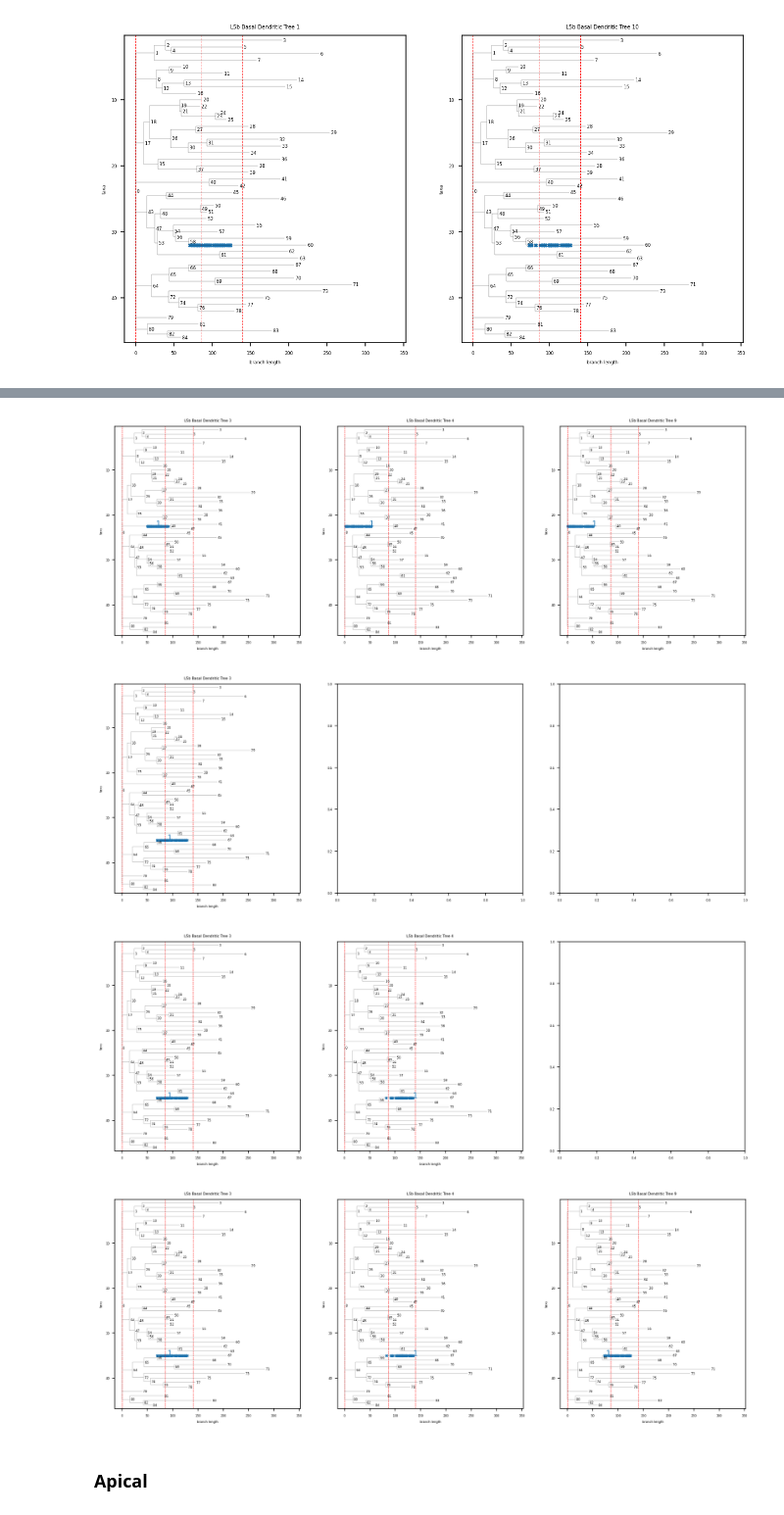
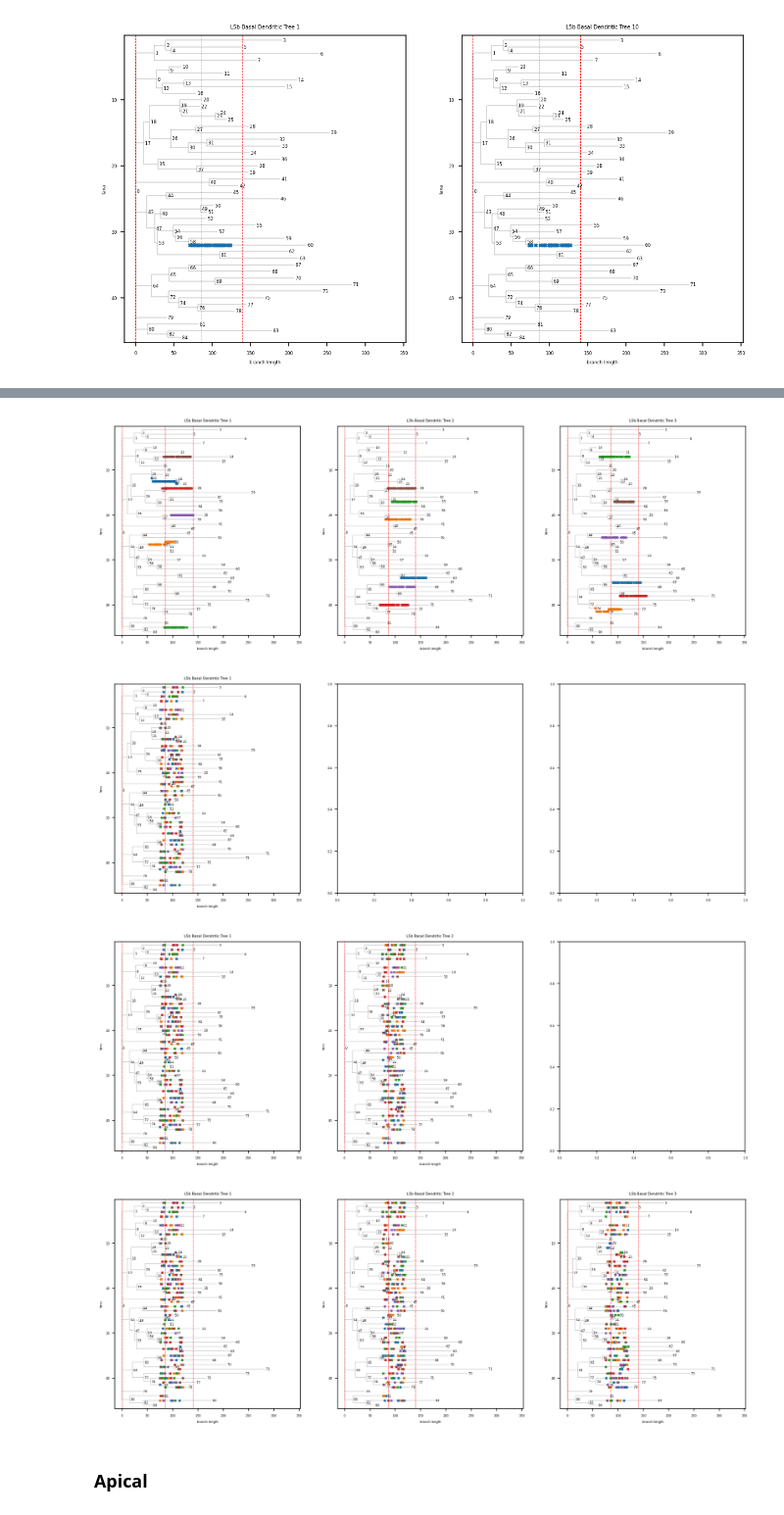
Before and after one commit to jingchengsimon/NeuronWithNetworkx, a Jupyter notebook: Polytree.ipynb, the cells around one changed output, grey strips where cells are left out. Shown at 98% size. Saved outputs shown, nothing was run; the diff lists cells and outputs as text; code cells hidden in the pictures.

```diff
--- a/Polytree.ipynb
+++ b/Polytree.ipynb
@@ -404,13 +402,13 @@ branch_y_list.sort(key=lambda x: int(x[0].name)) # x[0]: clade (Bio.Phylo.PhyloX
 
 root_folder_path = '/G/results/simulation/'
 color_list = ['C0', 'C1', 'C2', 'C3', 'C4', 'C5']
-test_folder_path_list = ['basal_range0_clus_invitro_fixedW_tau90_shifted_addNaK_branchtest_varynumsyn/1/',
-                         'basal_range1_clus_invitro_fixedW_tau90_shifted_addNaK_branchtest_varynumsyn/1/']
+test_folder_path_list = ['basal_range1_clus_invivo_variedW_tau90_addNaK_overallbranchtest_woAP+Ca_withclus_aligned/27/',
+                         'basal_range1_distr_invivo_variedW_tau90_addNaK_overallbranchtest_woAP+Ca_withclus_aligned/27/']
 
 for test_folder_path in test_folder_path_list:
     # fig = plt.figure(figsize=(5, 5), dpi=150)
         # axes = fig.add_subplot(1, 1, 1)
-    folder_idx_list = [3,4,9]
+    folder_idx_list = [1,2,3]
     fig, axes = plt.subplots(1, len(folder_idx_list), figsize=(5*len(folder_idx_list), 5), dpi=150)
     for ax, folder_idx in zip(axes, folder_idx_list):
 
@@ -420,7 +418,7 @@ for test_folder_path in test_folder_path_list:
         ax.set_title(f"L5b Basal Dendritic Tree {folder_idx}")
 
         section_synapse_df = pd.read_csv(root_folder_path + test_folder_path + f'{folder_idx}/section_synapse_df.csv')
-        clus_section_df = section_synapse_df[(section_synapse_df['type'] == 'C')]
+        clus_section_df = section_synapse_df[(section_synapse_df['cluster_flag'] == 1)]
 
         txt_flag_list = [False] * 9
         for _, sec in clus_section_df.iterrows():
@@ -432,9 +430,10 @@ for test_folder_path in test_folder_path_list:
                 branch_len = branch_y_list[section_id][0].branch_length
                 # print(f"Branch {section_id}: x = {x}, y = {y}, branch_length = {branch_len}")
                 ax.scatter(x-(1-loc)*branch_len, y, color=color_list[clus_id%6], marker="x", s=7)
-                if not txt_flag_list[clus_id]:
-                    ax.text(x-(1-loc)*branch_len, y, f'{clus_id+1}', fontsize=10, color=color_list[clus_id%6])
-                    txt_flag_list[clus_id] = True
+
+                # if not txt_flag_list[clus_id]:
+                #     ax.text(x-(1-loc)*branch_len, y, f'{clus_id+1}', fontsize=10, color=color_list[clus_id%6])
+                #     txt_flag_list[clus_id] = True
 
         for clade in tree.find_clades():
             clade.width = 0.1  # Adjust branch width globally
@@ -447,7 +446,7 @@ for test_folder_path in test_folder_path_list:
-[figure, old version]
+[figure, new version]
-[figure, old version]
+[figure, new version]
-[figure, old version]
+[figure, new version]
-[figure, old version]
+[figure, new version]
 # %%
 matplotlib.rc('font', size=3)
 
```
Also changed, not shown: parts of 2 cells of this notebook, 5 other files.
